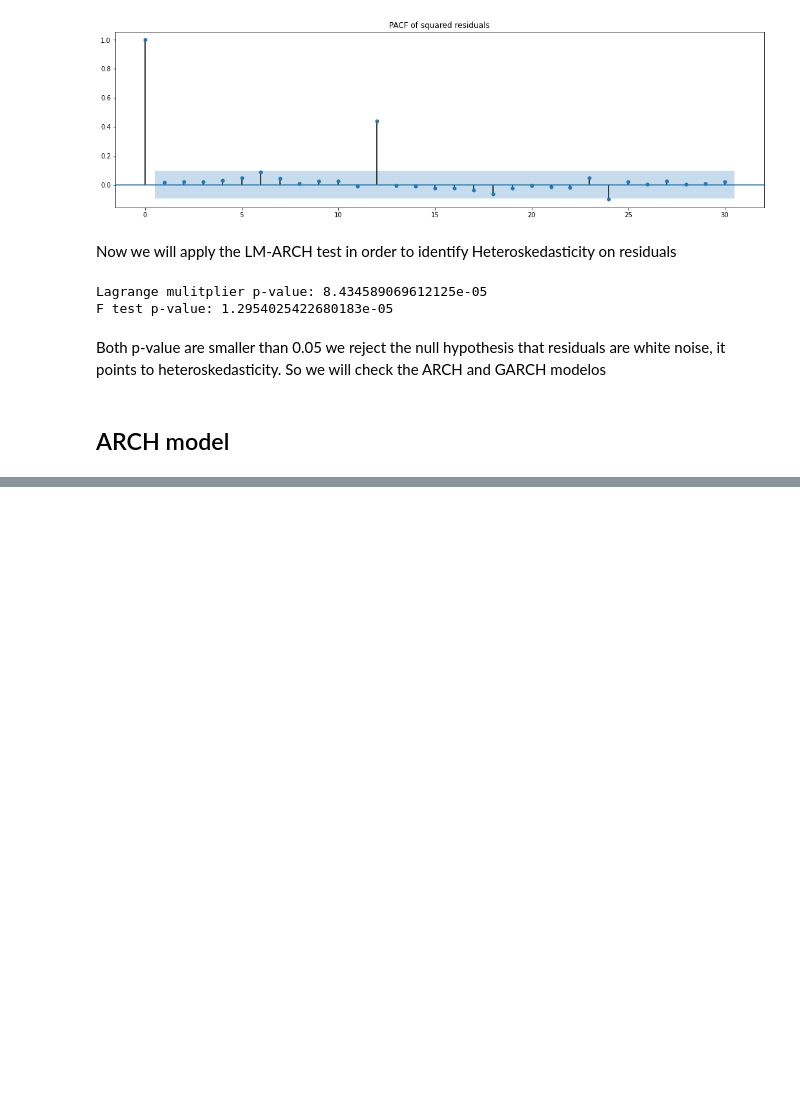
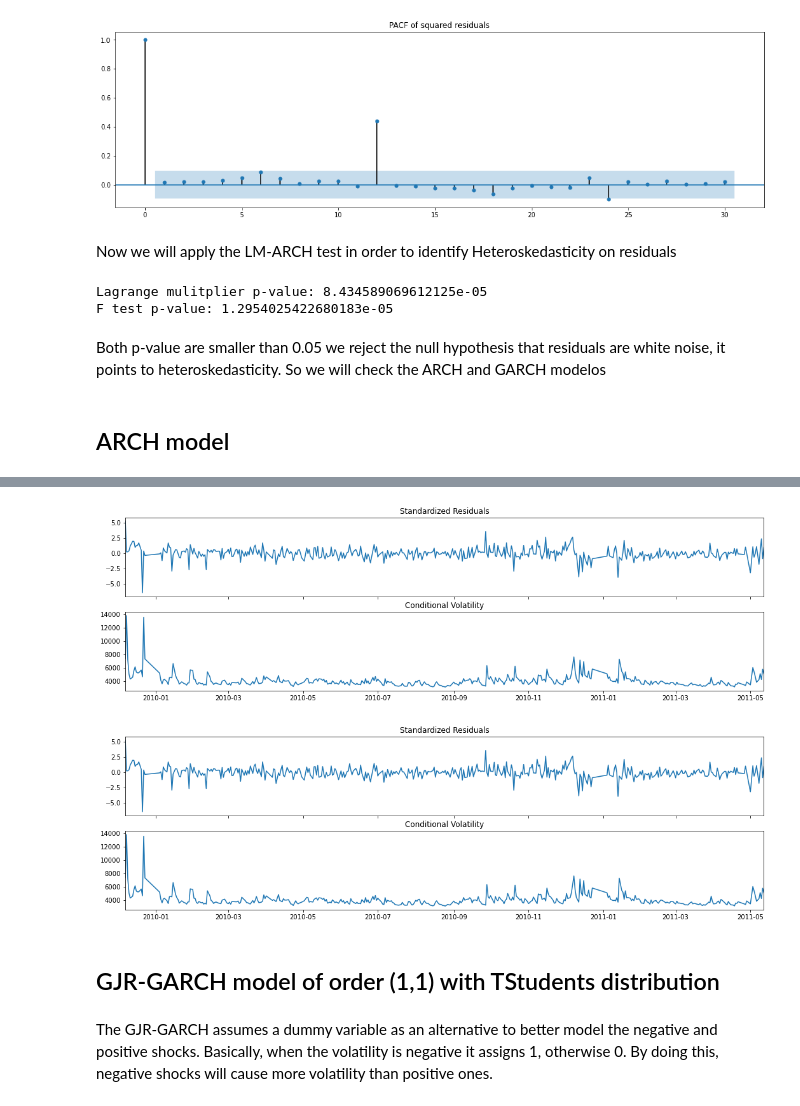
Before and after one commit to marcelocmathias/astp_mcd_2021, a Jupyter notebook: 3-Model_ARCH_GARCH.ipynb, the cells around one changed output, grey strips where cells are left out. Saved outputs shown, nothing was run; the diff lists cells and outputs as text; code cells hidden in the pictures; blank space fills up the shorter version.

```diff
--- a/3-Model_ARCH_GARCH.ipynb
+++ b/3-Model_ARCH_GARCH.ipynb
@@ -102,0 +223,9 @@ Both p-value are smaller than 0.05 we reject the null hypothesis that residuals
+# %%
+# Importing required package
+from arch import arch_model
+
+resid_model_egarch_Studentst = arch_model(results.resid, p = 1, q = 1 , vol = "EGARCH", dist='StudentsT')
+# Fitting (Training) the model
+resid_model_egarch_Studentst_results = resid_model_egarch_Studentst.fit()
+# Displaying the model summary
+resid_model_egarch_Studentst_results.summary()
@@ -102,0 +273,9 @@ Both p-value are smaller than 0.05 we reject the null hypothesis that residuals
+# %%
+resid_model_egarch_Studentst_results.plot()
+# %% [output]
+[figure, added]
+[figure, added]
+# %% [markdown]
+## GJR-GARCH model of order (1,1) with TStudents distribution
+# %% [markdown]
+The GJR-GARCH assumes a dummy variable as an alternative to better model the negative and positive shocks. Basically, when the volatility is negative it assigns 1, otherwise 0. By doing this, negative shocks will cause more volatility than positive ones.
```
Also changed, not shown: parts of 22 cells of this notebook.
